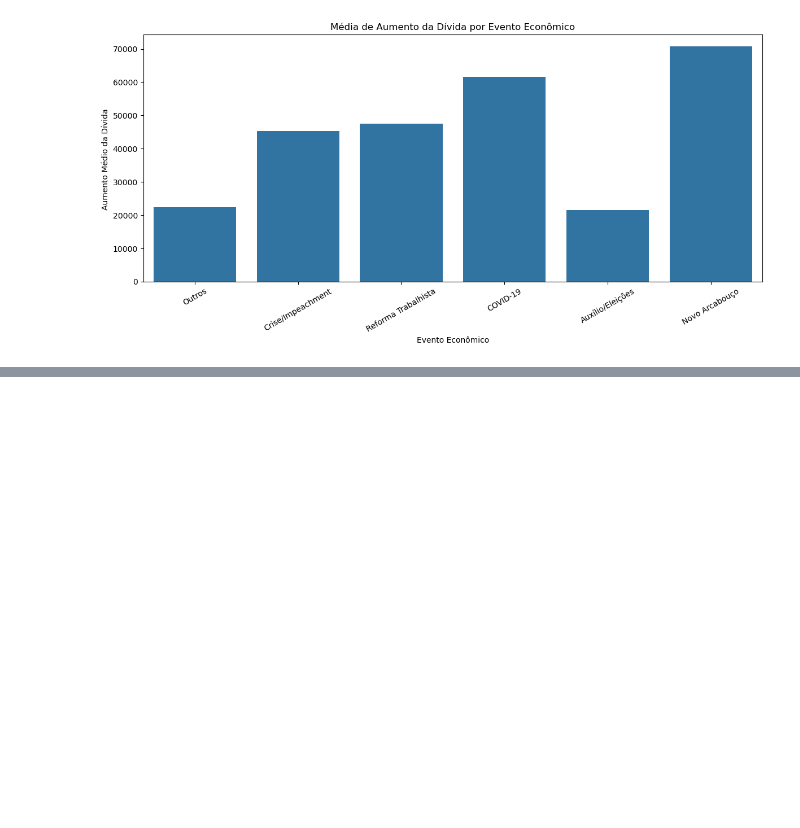
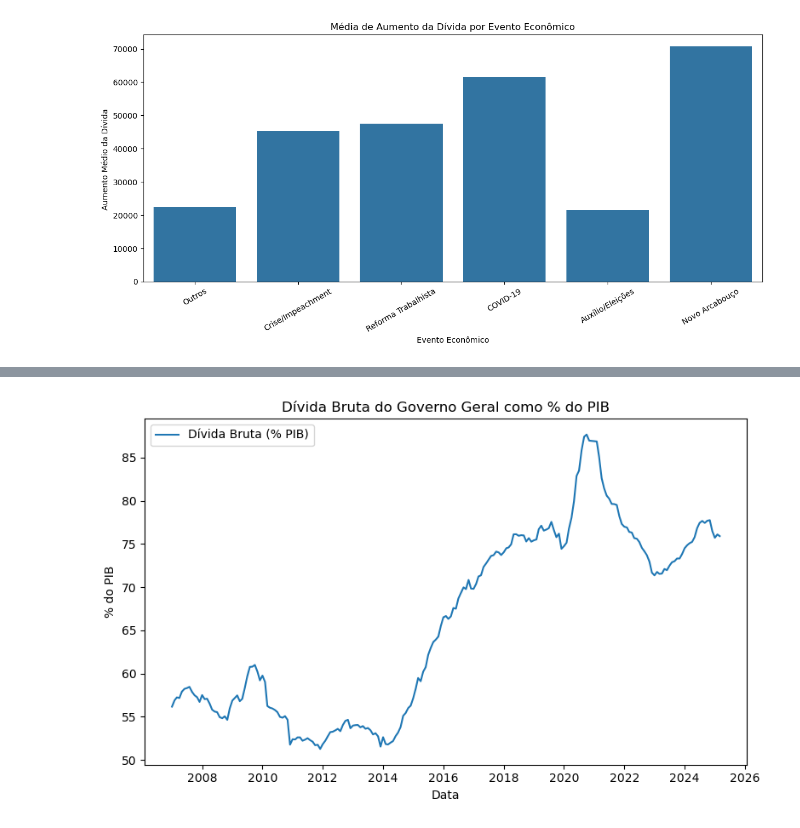
Before and after one commit to rodrigogrinfeld1/Projeto-DEV---Grupo-1, a Jupyter notebook: Código.ipynb, the cells around one changed output, grey strips where cells are left out. Cells and saved outputs as stored; diff of their text form; code cells hidden in the pictures; blank space fills up the shorter version.

```diff
--- a/Código.ipynb
+++ b/Código.ipynb
@@ -193,0 +204,11 @@ The `ci` parameter is deprecated. Use `errorbar=None` for the same effect.
+# %%
+plt.figure(figsize=(8,5))
+plt.plot(dados["Data"], dados["13762 - Dívida bruta do governo geral (% PIB) - Metodologia utilizada a partir de 2008 - %"] / 1000, label="Dívida Bruta (% PIB)")
+plt.title("Dívida Bruta do Governo Geral como % do PIB")
+plt.xlabel("Data")
+plt.ylabel("% do PIB")
+plt.legend()
+plt.tight_layout()
+plt.show()
+# %% [output]
+[figure, added]
```
Also changed, not shown: parts of 5 cells of this notebook.
